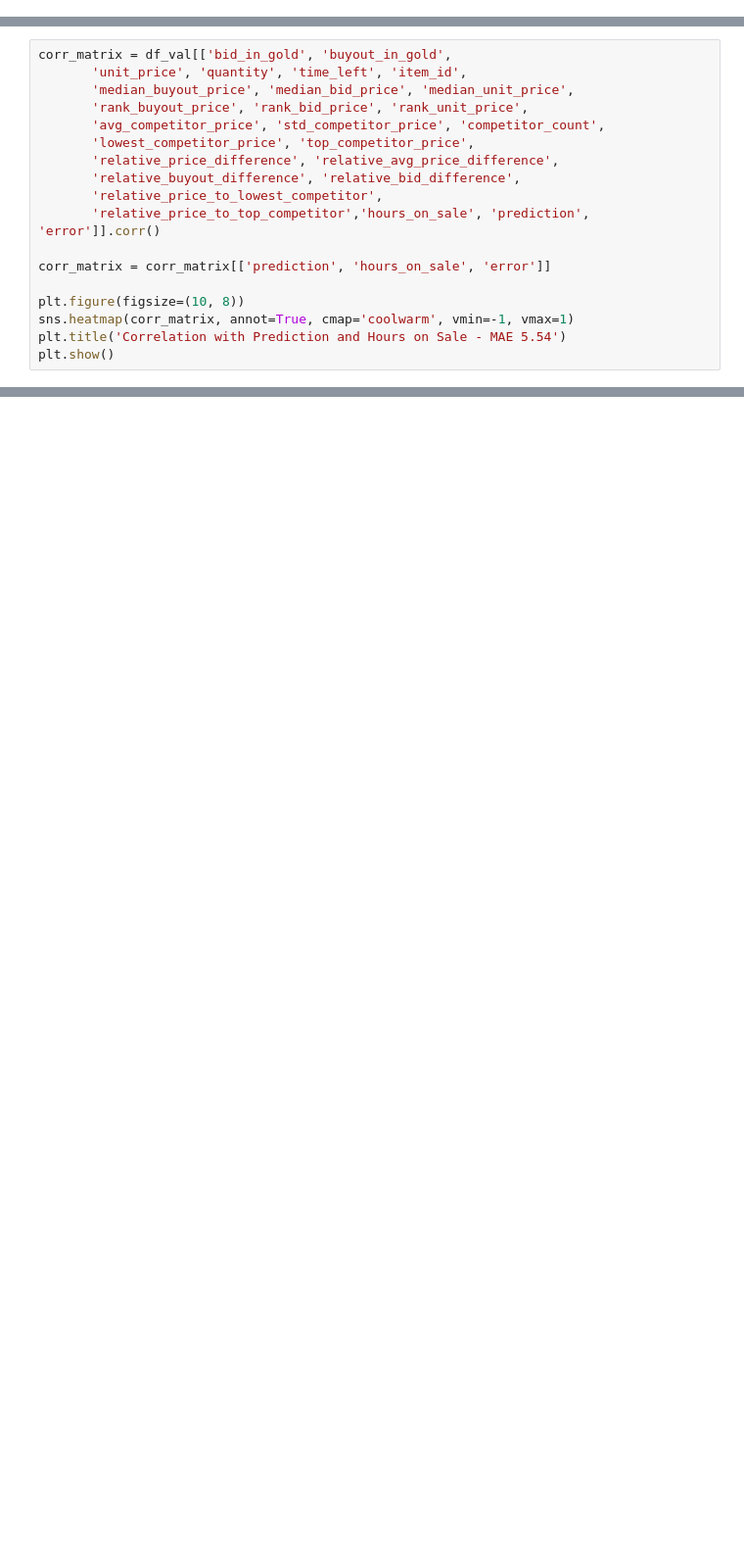
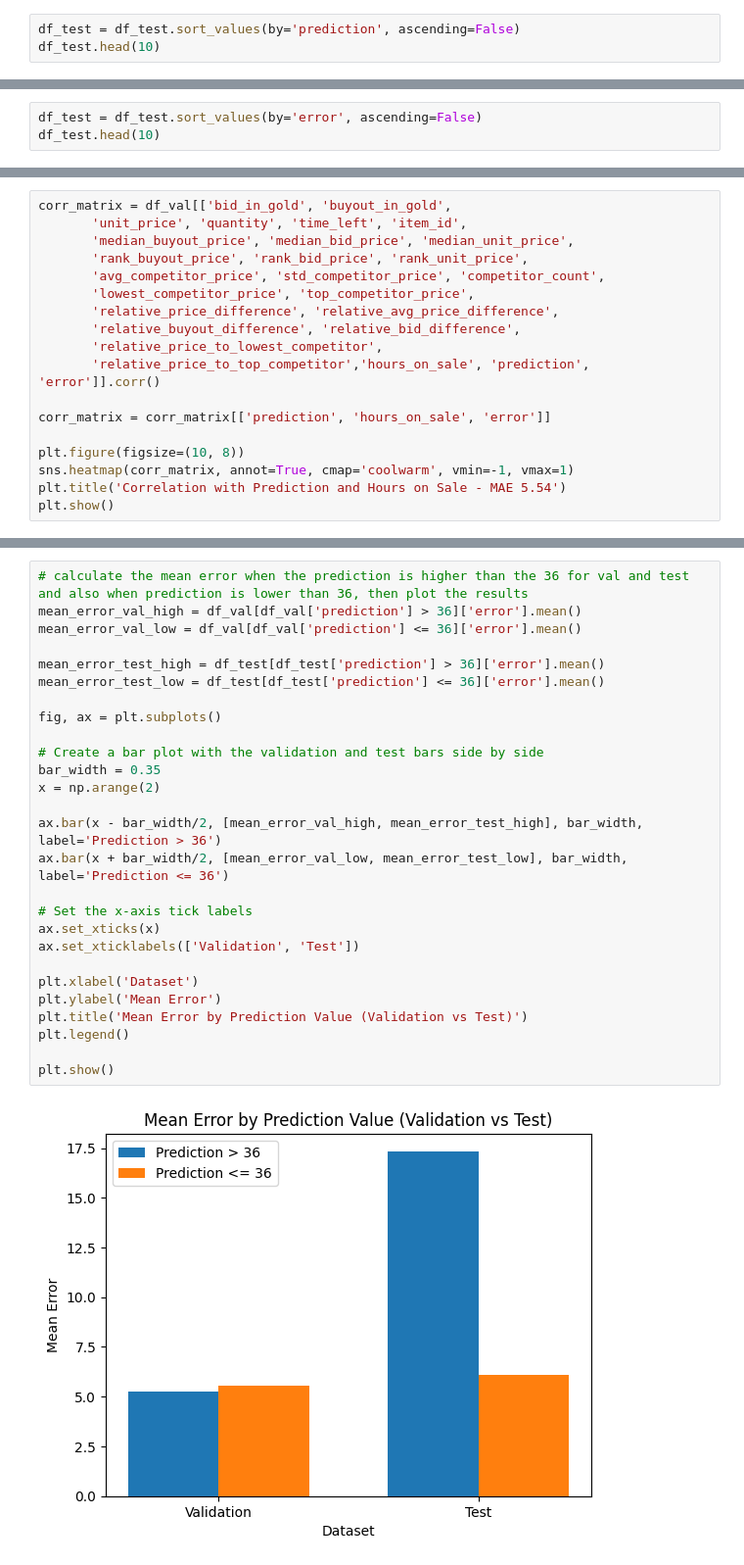
Before and after one commit to AngelUrq/auction_classic, a Jupyter notebook: eval/evaluation.ipynb, the cells around one changed output, grey strips where cells are left out. Shown at 98% size. Cells and saved outputs as stored; diff of their text form; blank space fills up the shorter version.

```diff
--- a/eval/evaluation.ipynb
+++ b/eval/evaluation.ipynb
@@ -297,0 +306,3 @@ df_test.head()
+# %%
+df_test = df_test.sort_values(by='prediction', ascending=False)
+df_test.head(10)
@@ -297,0 +322,3 @@ df_test.head()
+# %%
+df_test = df_test.sort_values(by='error', ascending=False)
+df_test.head(10)
@@ -357,0 +410,29 @@ plt.show()
+# %%
+# calculate the mean error when the prediction is higher than the 36 for val and test and also when prediction is lower than 36, then plot the results
+mean_error_val_high = df_val[df_val['prediction'] > 36]['error'].mean()
+mean_error_val_low = df_val[df_val['prediction'] <= 36]['error'].mean()
+
+mean_error_test_high = df_test[df_test['prediction'] > 36]['error'].mean()
+mean_error_test_low = df_test[df_test['prediction'] <= 36]['error'].mean()
+
+fig, ax = plt.subplots()
+
+# Create a bar plot with the validation and test bars side by side
+bar_width = 0.35
+x = np.arange(2)
+
+ax.bar(x - bar_width/2, [mean_error_val_high, mean_error_test_high], bar_width, label='Prediction > 36')
+ax.bar(x + bar_width/2, [mean_error_val_low, mean_error_test_low], bar_width, label='Prediction <= 36')
+
+# Set the x-axis tick labels
+ax.set_xticks(x)
+ax.set_xticklabels(['Validation', 'Test'])
+
+plt.xlabel('Dataset')
+plt.ylabel('Mean Error')
+plt.title('Mean Error by Prediction Value (Validation vs Test)')
+plt.legend()
+
+plt.show()
+# %% [output]
+[figure, added]
```
Also changed, not shown: parts of 5 cells of this notebook, 1 other file.
